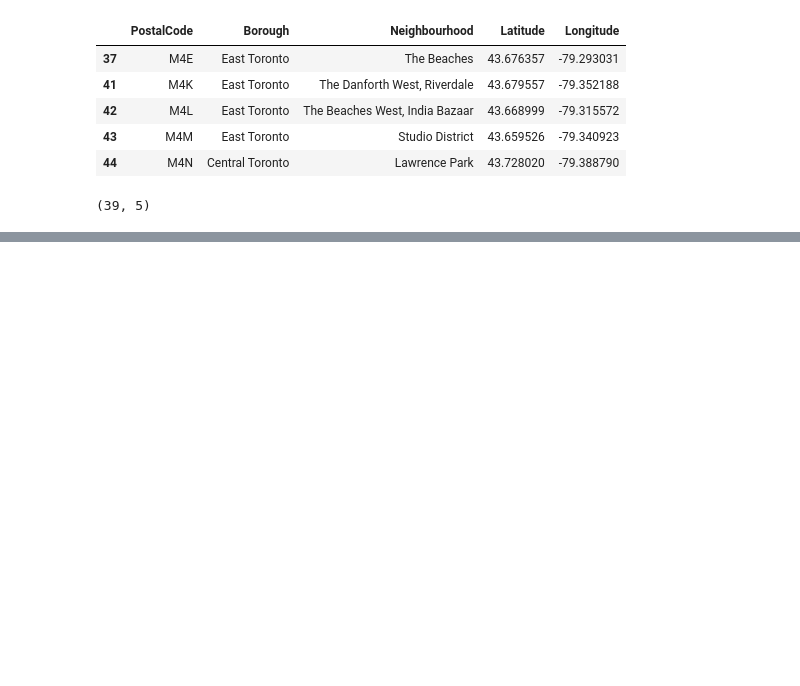
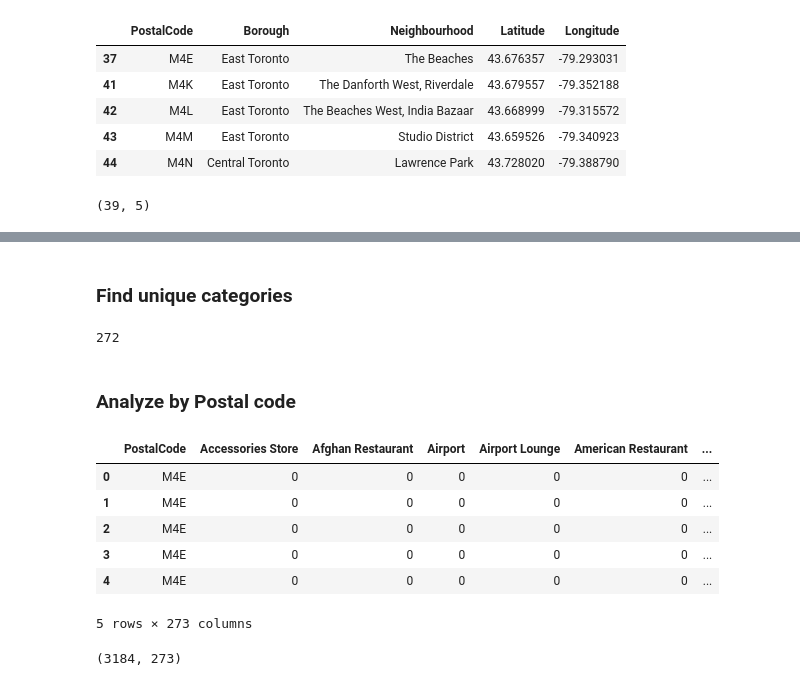
Before and after one commit to mark-locatechs/Coursera_Capstone, a Jupyter notebook: week3_toronto.ipynb, the cells around one changed output, grey strips where cells are left out. Drawn from its saved outputs; the diff is of its cells as text; code cells hidden in the pictures; blank space fills up the shorter version.

```diff
--- a/week3_toronto.ipynb
+++ b/week3_toronto.ipynb
@@ -117,17 +177,28 @@ url = 'https://api.foursquare.com/v2/venues/search'
 # %%
 import json
-for index, item in df_combined.iterrows():
+toronto_venues_list = []
+
+for index, item in df_toronto.iterrows():
+    print(item['PostalCode'])
 
     params = dict(
       client_id=CLIENT_ID,
       client_secret=CLIENT_SECRET,
       v=VERSION,
       ll=f"{item['Latitude']},{item['Longitude']}",
-      radius=500,
+      radius=1000,
       limit=100
     )
-    results = requests.get(url, params=params).json()['response']['venues']
-    print(json.dumps(results))
-    print(item)
-    break
+    results = requests.get(url, params=params).json()
+
+    venues = results['response']['groups'][0]['items']
+
+    for venue in venues:
+
+        toronto_venues_list.append(
+        (item['PostalCode'], venue['venue']['categories'][0]['name'])
+        )
+
+df_toronto_venues = pd.DataFrame(data=toronto_venues_list, columns=['PostalCode', 'Venue Category'])
+df_toronto_venues.head()
 # %% [output]
@@ -140,0 +253,32 @@ Name: 0, dtype: object
+# %% [markdown]
+### Find unique categories
+# %%
+len(df_toronto_venues['Venue Category'].unique())
+# %% [output]
+272
+# %% [markdown]
+### Analyze by Postal code
+# %%
+# one hot encoding
+torento_onehot = pd.get_dummies(df_toronto_venues[['Venue Category']], prefix="", prefix_sep="")
+
+# add postal code
+torento_onehot['PostalCode'] = df_toronto_venues['PostalCode']
+
+# move column position
+fixed_columns = [torento_onehot.columns[-1]] + list(torento_onehot.columns[:-1])
+torento_onehot = torento_onehot[fixed_columns]
+
+torento_onehot.head()
+# %% [output]
+|  | PostalCode | Accessories Store | Afghan Restaurant | Airport | Airport Lounge | American Restaurant | ... |
+| 0 | M4E | 0 | 0 | 0 | 0 | 0 | ... |
+| 1 | M4E | 0 | 0 | 0 | 0 | 0 | ... |
+| 2 | M4E | 0 | 0 | 0 | 0 | 0 | ... |
+| 3 | M4E | 0 | 0 | 0 | 0 | 0 | ... |
+| 4 | M4E | 0 | 0 | 0 | 0 | 0 | ... |
+5 rows × 273 columns
+# %%
+torento_onehot.shape
+# %% [output]
+(3184, 273)
```
Also changed, not shown: parts of 26 cells of this notebook.
